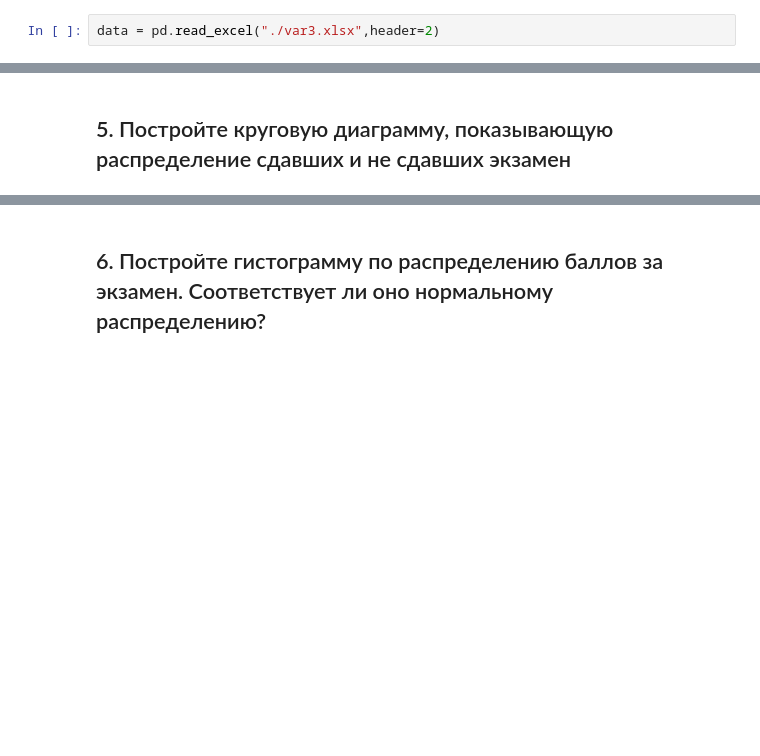
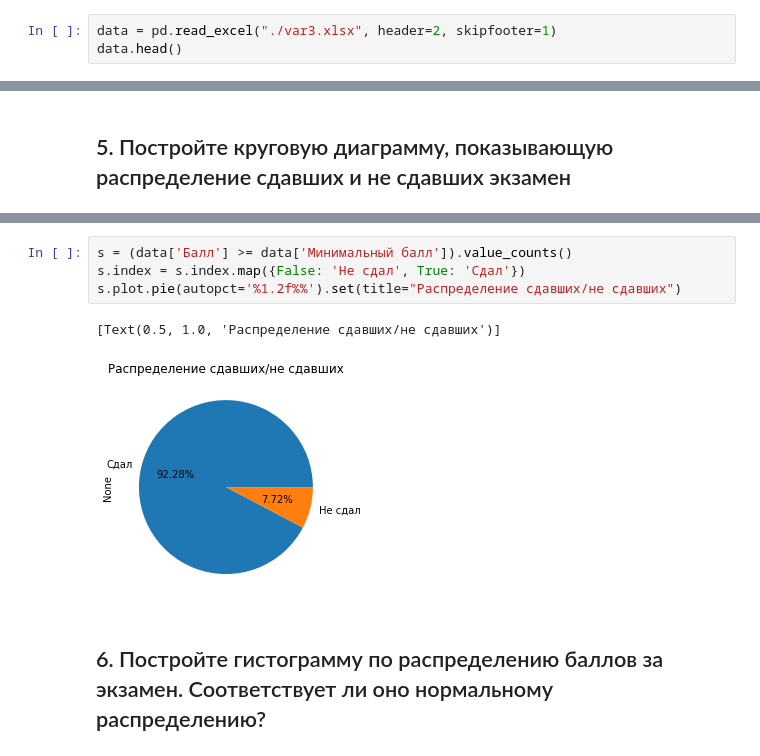
Before and after one commit to GeorgiyDemo/FA, a Jupyter notebook: Course_III/ML/task1/Seminar_1_3_2022_1.ipynb, the cells around one changed output, grey strips where cells are left out. Saved outputs shown, nothing was run; the diff lists cells and outputs as text; blank space fills up the shorter version.

```diff
--- a/Course_III/ML/task1/Seminar_1_3_2022_1.ipynb
+++ b/Course_III/ML/task1/Seminar_1_3_2022_1.ipynb
@@ -11,4 +11,5 @@ from matplotlib.lines import Line2D
 # %% [markdown]
 ## 1.	Загрузите данные в ноутбук
 # %%
-data = pd.read_excel("./var3.xlsx",header=2)
+data = pd.read_excel("./var3.xlsx", header=2, skipfooter=1)
+data.head()
@@ -71,2 +55,9 @@ data[data["Балл"] < mean_score].shape[0] / data.shape[0] * 100
+# %%
+s = (data['Балл'] >= data['Минимальный балл']).value_counts()
+s.index = s.index.map({False: 'Не сдал', True: 'Сдал'})
+s.plot.pie(autopct='%1.2f%%').set(title="Распределение сдавших/не сдавших")
+# %% [output]
+[Text(0.5, 1.0, 'Распределение сдавших/не сдавших')]
+[figure, added]
 # %% [markdown]
 ## 6.	Постройте гистограмму по распределению баллов за экзамен. Соответствует ли оно нормальному распределению?
```
Also changed, not shown: parts of 44 cells of this notebook.
